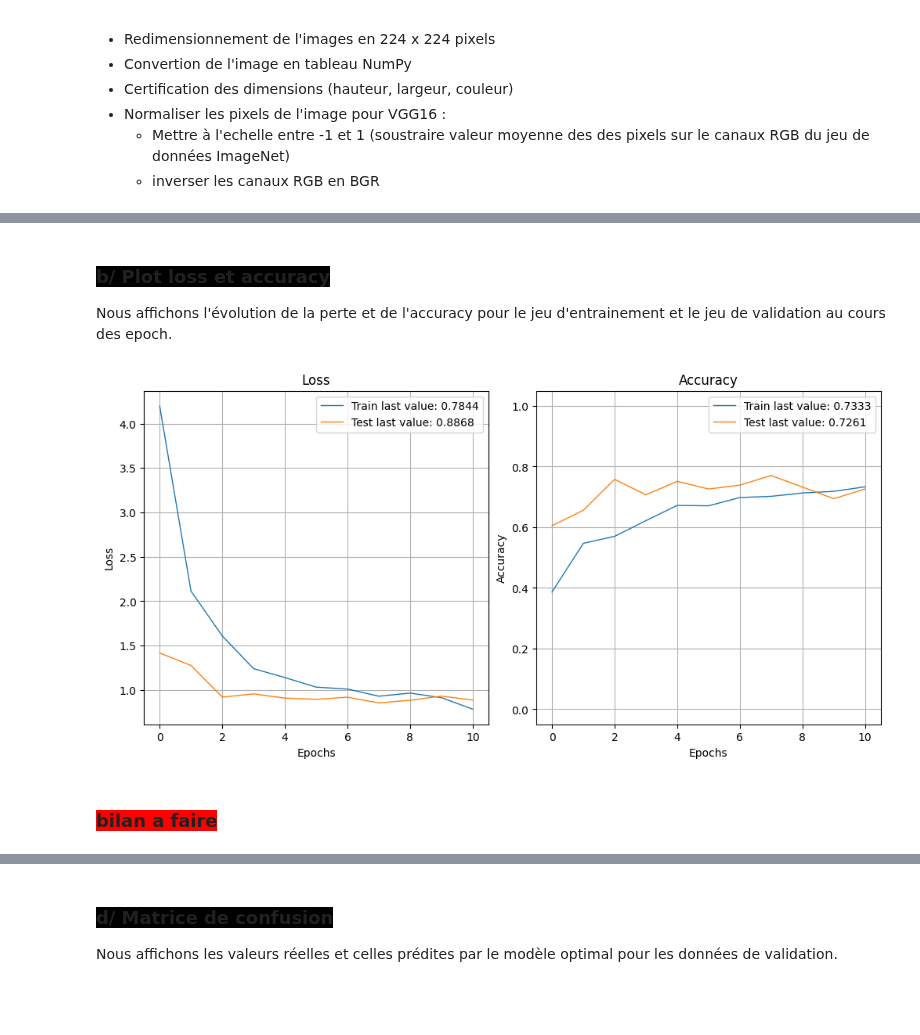
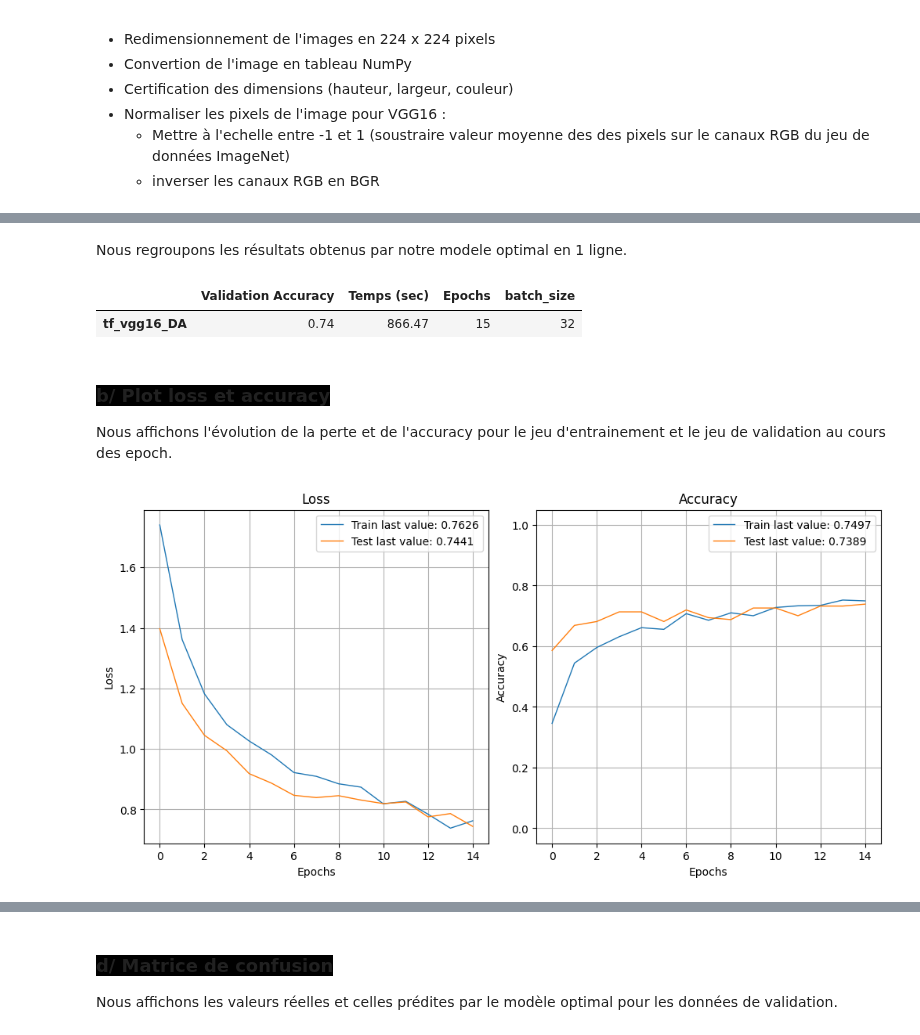
Before and after one commit to pierrickBERTHE/PB6-Classification_automatique_de_produits, a Jupyter notebook: berthe_pierrick_3_notebook_classification_122023.ipynb, the cells around one changed output, grey strips where cells are left out. Cells and saved outputs as stored; diff of their text form; code cells hidden in the pictures; blank space fills up the shorter version.

```diff
--- a/berthe_pierrick_3_notebook_classification_122023.ipynb
+++ b/berthe_pierrick_3_notebook_classification_122023.ipynb
@@ -1620,7 +1593,7 @@ else:
         model_cnn = creation_modele_cnn(
             fonction_perte,
             optimiseur,
-            metric_eval,
+            metric_eval
             )
 
         # Création des callbacks
@@ -1775,7 +1698,7 @@ else:
     # Création des callbacks
     callbacks_list, chemin_modele_export = creer_callbacks(
         "model_optimal_cnn",
-        patience,
+        patience
     )
 
     # Enregistrer le temps de début
@@ -2048,7 +1953,7 @@ else:
             fonction_perte,
             optimiseur,
             metric_eval,
-            verbose=1
+            verbose=0
         )
 
         # Création des callbacks
@@ -2204,7 +2058,7 @@ else:
     # Création des callbacks
     callbacks_list, chemin_modele_export = creer_callbacks(
         "model_optimal_tf_vgg16_noDA",
-        patience,
+        patience
     )
 
     # Enregistrer le temps de début
@@ -2232,7 +2086,7 @@ else:
     epochs = len(history_optimal_tf_vgg16_noDA.history['loss'])
 
     # Créer un dictionnaire pour stocker historique, temps et nombre d'époch
-    history_optimal_tf_vgg16_noDA = {
+    history_optimal_tf_vgg16_noDA_dict = {
         'history': history_optimal_tf_vgg16_noDA.history,
         'temps_train': temps_train,
         'num_epochs': epochs
@@ -2240,5 +2094,5 @@ else:
 
     # Sauvegarder l'objet history_dict
     with open("./modele_ML/history_optimal_tf_vgg16_noDA.pickle", 'wb') as f:
-        pickle.dump(history_optimal_tf_vgg16_noDA, f)
+        pickle.dump(history_optimal_tf_vgg16_noDA_dict, f)
 # %% [output]
@@ -2565,20 +2419,32 @@ Les calculs ont deja tournés sur Google Colab
+# %% [markdown]
+Nous regroupons les résultats obtenus par notre modele optimal en 1 ligne.
+# %%
+# Récuperation des résultats
+resultat_optimal_tf_vgg16_DA = creer_dataframe_optimal(
+    history_optimal_tf_vgg16_DA_dict,
+    batch_da,
+    'tf_vgg16_DA'
+)
+
+display(resultat_optimal_tf_vgg16_DA)
+# %% [output]
+|  | Validation Accuracy | Temps (sec) | Epochs | batch_size |
+| tf_vgg16_DA | 0.74 | 866.47 | 15 | 32 |
 # %% [markdown]
 ### <span style='background:black'>b/ Plot loss et accuracy</span>
 
 Nous affichons l'évolution de la perte et de l'accuracy pour le jeu d'entrainement et le jeu de validation au cours des epoch.
 # %%
 # Afficher l'historique de l'entraînement
-show_history(history_optimal_tf_vgg16_DA)
+show_history(history_optimal_tf_vgg16_DA_dict['history'])
 
 # Definir le chemin d'export de la figure
 dossier_figure = "./figure/"
 nom_figure = "history_optimal_tf_vgg16_DA.png"
 chemin_figure_export = os.path.join(dossier_figure, nom_figure)
 
 # Sauvegarder l'historique de l'entraînement
-plot_history(history_optimal_tf_vgg16_DA, path=chemin_figure_export)
+plot_history(history_optimal_tf_vgg16_DA_dict, path=chemin_figure_export)
 plt.close()
 # %% [output]
-[figure, old version]
+[figure, new version]
-# %% [markdown]
-### <span style='background:red'>bilan a faire</span>
```
Also changed, not shown: parts of 97 cells of this notebook.
